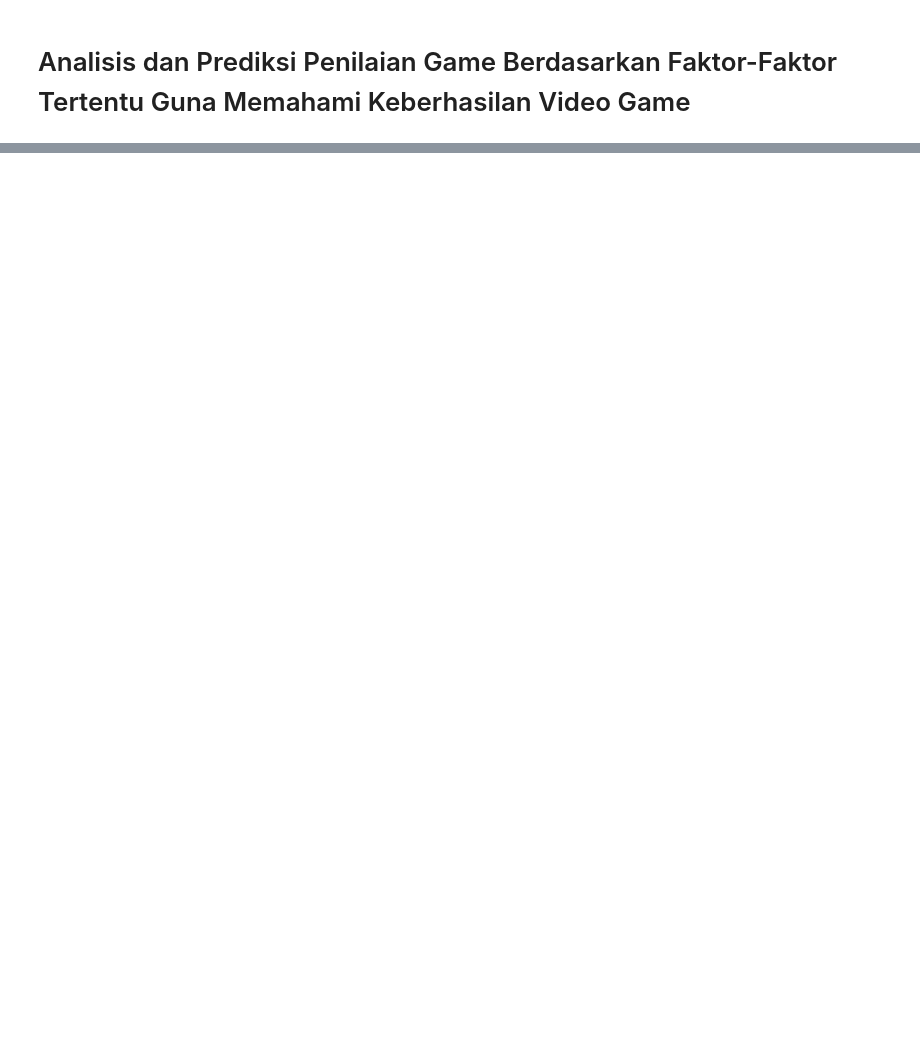
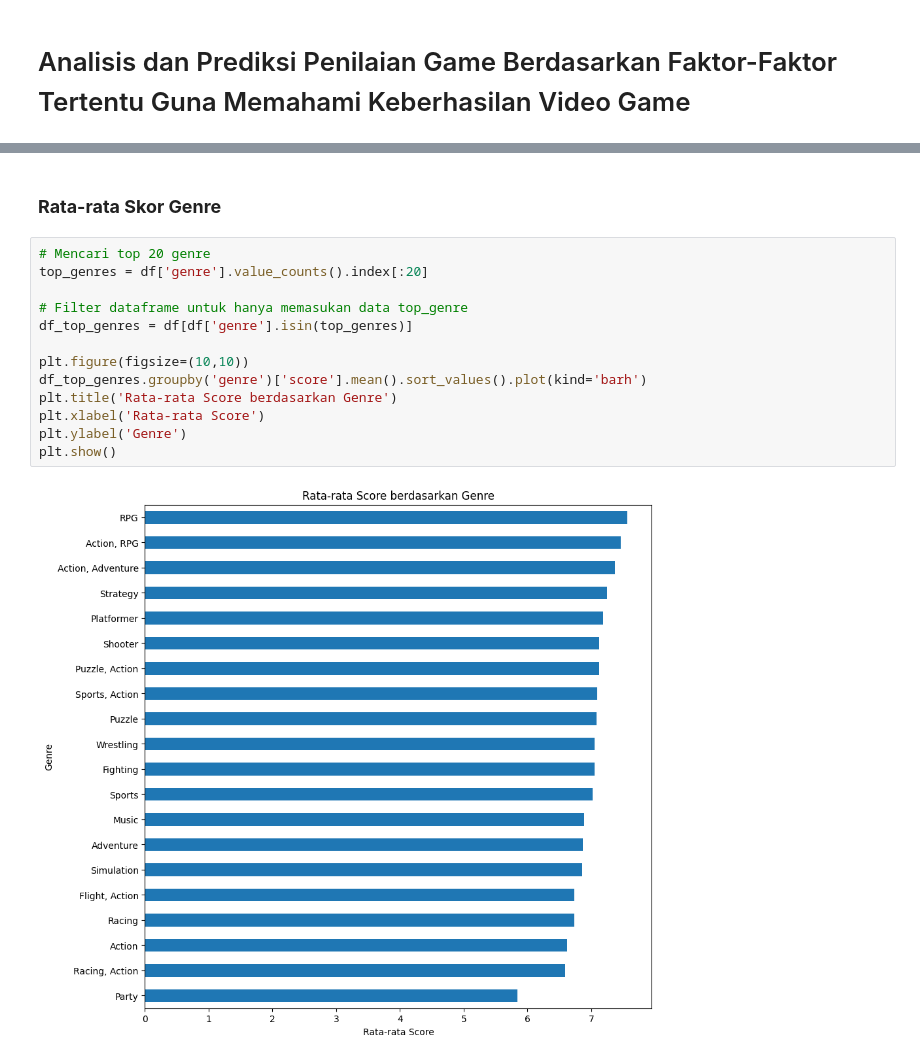
Before and after one commit to mhnbl/Muhammad-Nabil_046_Data-Mining, a Jupyter notebook: Muhammad_Nabil_2209116046.ipynb, the cells around one changed output, grey strips where cells are left out. Drawn from its saved outputs; the diff is of its cells as text; blank space fills up the shorter version.

```diff
--- a/Muhammad_Nabil_2209116046.ipynb
+++ b/Muhammad_Nabil_2209116046.ipynb
@@ -24,0 +279,17 @@ Analisis ini dapat memberikan wawasan berharga kepada industri game untuk mening
+# %% [markdown]
+### **Rata-rata Skor Genre**
+# %%
+# Mencari top 20 genre
+top_genres = df['genre'].value_counts().index[:20]
+
+# Filter dataframe untuk hanya memasukan data top_genre
+df_top_genres = df[df['genre'].isin(top_genres)]
+
+plt.figure(figsize=(10,10))
+df_top_genres.groupby('genre')['score'].mean().sort_values().plot(kind='barh')
+plt.title('Rata-rata Score berdasarkan Genre')
+plt.xlabel('Rata-rata Score')
+plt.ylabel('Genre')
+plt.show()
+# %% [output]
+[figure, added]
```
Also changed, not shown: parts of 46 cells of this notebook.
